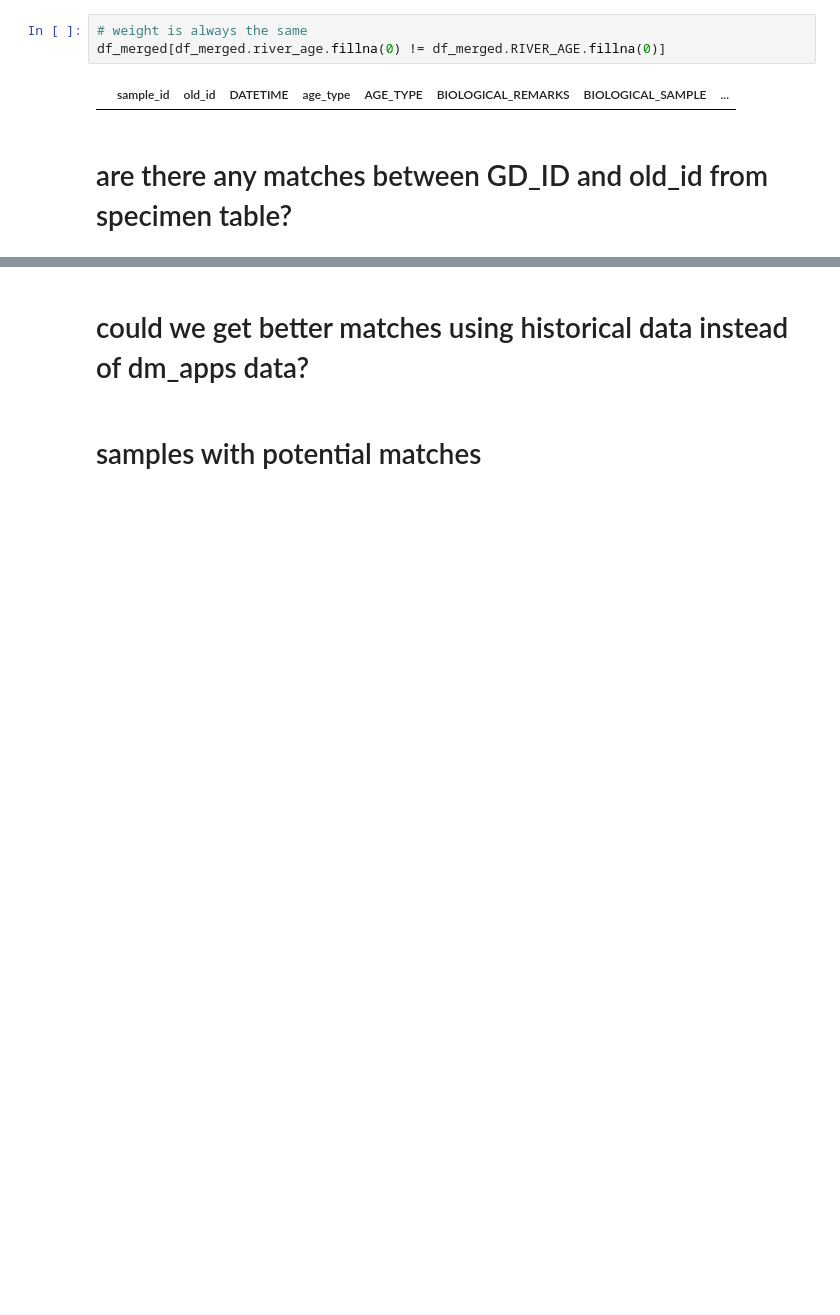
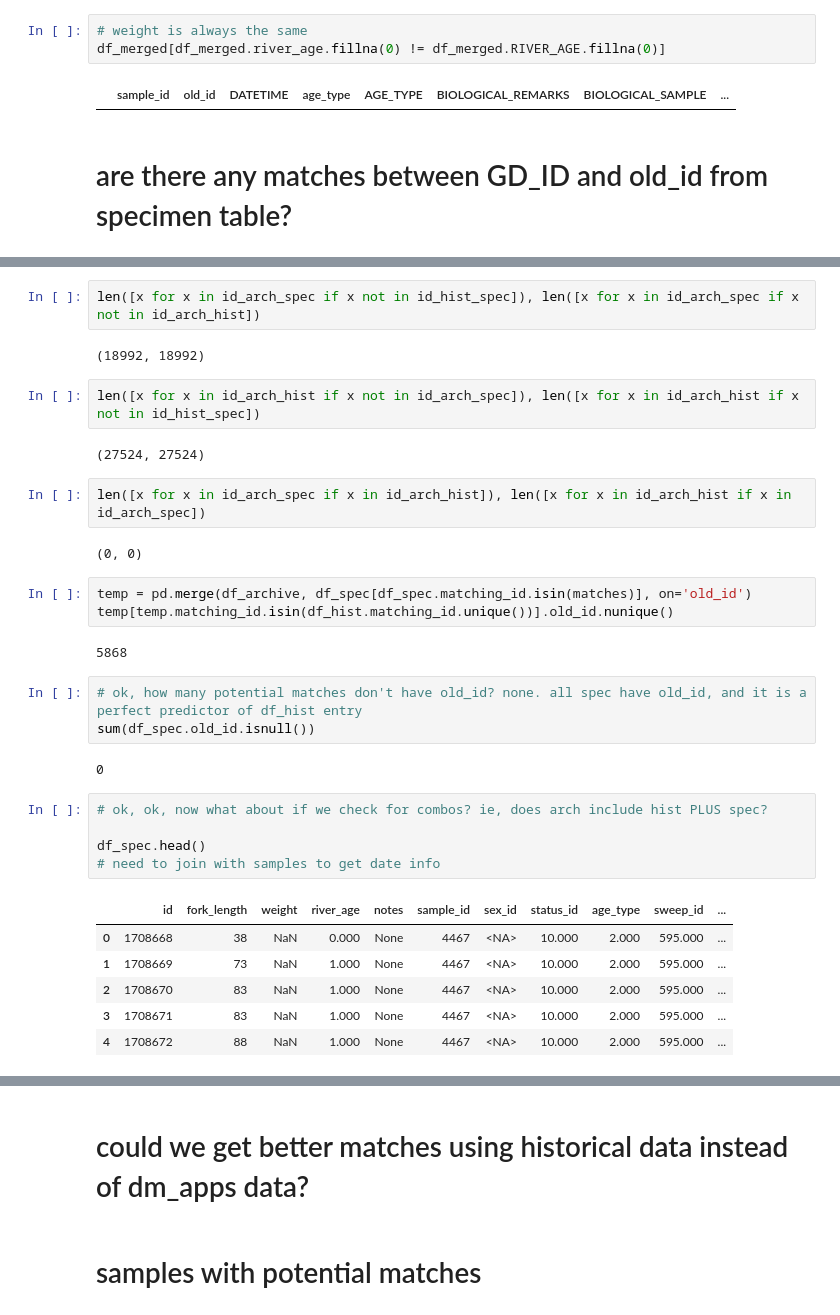
Before and after one commit to dfo-gulf-science/TrapNet-EDA, a Jupyter notebook: Trapnet Historical Data.ipynb, the cells around one changed output, grey strips where cells are left out. Saved outputs shown, nothing was run; the diff lists cells and outputs as text; blank space fills up the shorter version.

```diff
--- a/Trapnet Historical Data.ipynb
+++ b/Trapnet Historical Data.ipynb
@@ -141,0 +165,34 @@ df_merged[df_merged.river_age.fillna(0) != df_merged.RIVER_AGE.fillna(0)]
+# %%
+len([x for x in id_arch_spec if x not in id_hist_spec]), len([x for x in id_arch_spec if x not in id_arch_hist])
+# %% [output]
+(18992, 18992)
+# %%
+len([x for x in id_arch_hist if x not in id_arch_spec]), len([x for x in id_arch_hist if x not in id_hist_spec])
+# %% [output]
+(27524, 27524)
+# %%
+len([x for x in id_arch_spec if x in id_arch_hist]), len([x for x in id_arch_hist if x in id_arch_spec])
+# %% [output]
+(0, 0)
+# %%
+temp = pd.merge(df_archive, df_spec[df_spec.matching_id.isin(matches)], on='old_id')
+temp[temp.matching_id.isin(df_hist.matching_id.unique())].old_id.nunique()
+# %% [output]
+5868
+# %%
+# ok, how many potential matches don't have old_id? none. all spec have old_id, and it is a perfect predictor of df_hist entry
+sum(df_spec.old_id.isnull())
+# %% [output]
+0
+# %%
+# ok, ok, now what about if we check for combos? ie, does arch include hist PLUS spec?
+
+df_spec.head()
+# need to join with samples to get date info
+# %% [output]
+|  | id | fork_length | weight | river_age | notes | sample_id | sex_id | status_id | age_type | sweep_id | ... |
+| 0 | 1708668 | 38 | NaN | 0.000 | None | 4467 | <NA> | 10.000 | 2.000 | 595.000 | ... |
+| 1 | 1708669 | 73 | NaN | 1.000 | None | 4467 | <NA> | 10.000 | 2.000 | 595.000 | ... |
+| 2 | 1708670 | 83 | NaN | 1.000 | None | 4467 | <NA> | 10.000 | 2.000 | 595.000 | ... |
+| 3 | 1708671 | 83 | NaN | 1.000 | None | 4467 | <NA> | 10.000 | 2.000 | 595.000 | ... |
+| 4 | 1708672 | 88 | NaN | 1.000 | None | 4467 | <NA> | 10.000 | 2.000 | 595.000 | ... |
```
Also changed, not shown: parts of 37 cells of this notebook.
